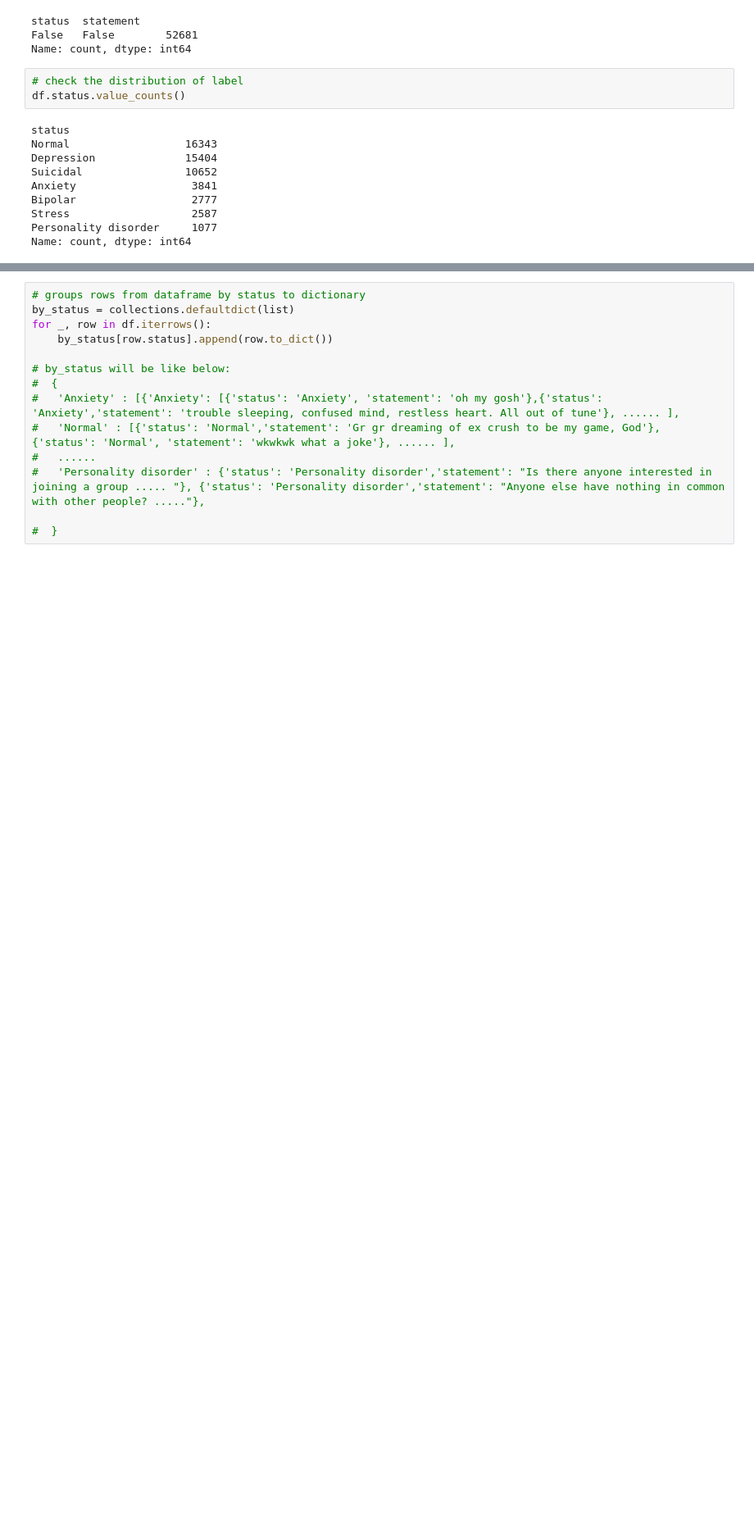
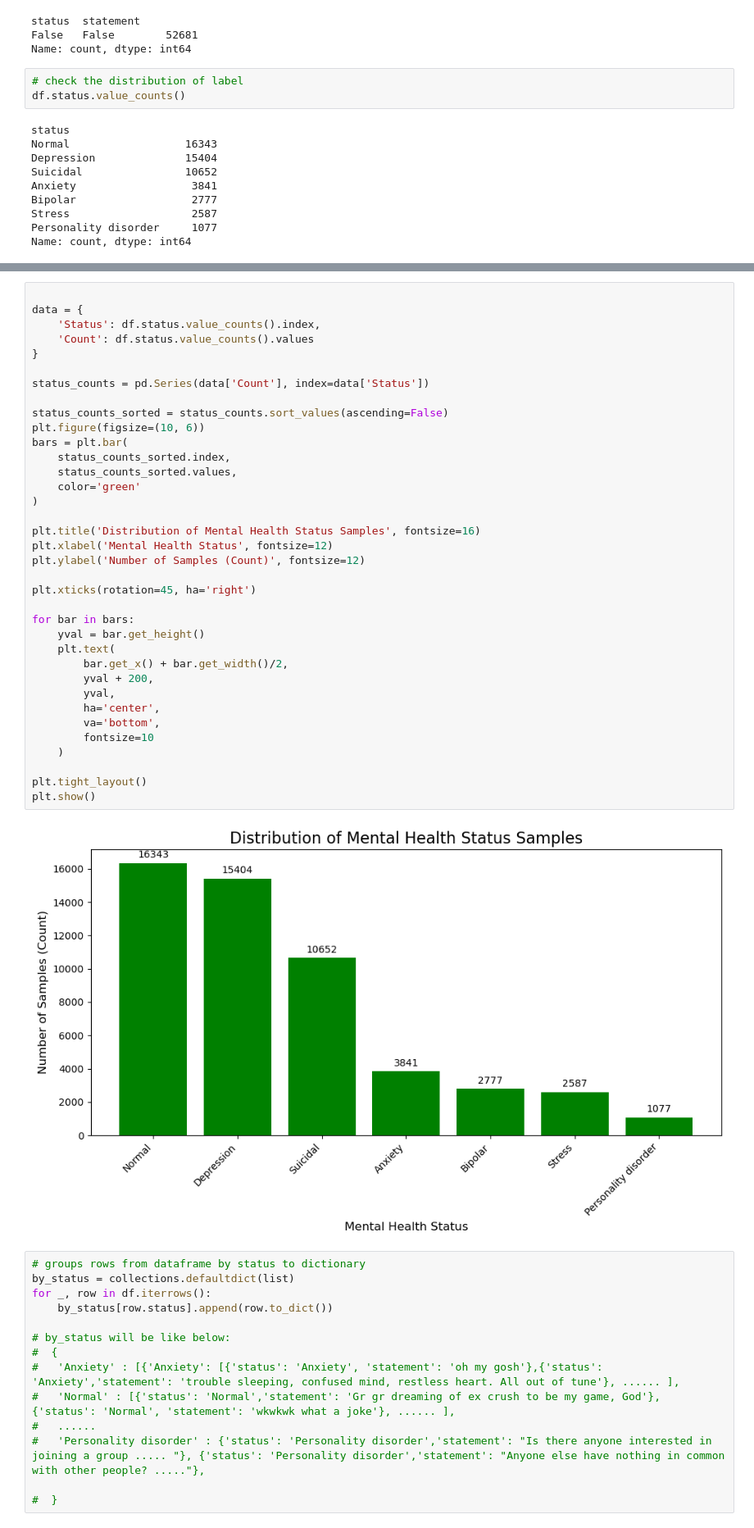
Before and after one commit to dakuikui001/KM6312_mental_health_sentiment_analysis, a Jupyter notebook: mental_health_sentiment_analysis.ipynb, the cells around one changed output, grey strips where cells are left out. Shown at 82% size. Drawn from its saved outputs; the diff is of its cells as text; blank space fills up the shorter version.

```diff
--- a/mental_health_sentiment_analysis.ipynb
+++ b/mental_health_sentiment_analysis.ipynb
@@ -94,3 +100,41 @@ Name: count, dtype: int64
+# %%
+
+data = {
+    'Status': df.status.value_counts().index,
+    'Count': df.status.value_counts().values
+}
+
+status_counts = pd.Series(data['Count'], index=data['Status'])
+
+status_counts_sorted = status_counts.sort_values(ascending=False)
+plt.figure(figsize=(10, 6))
+bars = plt.bar(
+    status_counts_sorted.index,
+    status_counts_sorted.values,
+    color='green'
+)
+
+plt.title('Distribution of Mental Health Status Samples', fontsize=16)
+plt.xlabel('Mental Health Status', fontsize=12)
+plt.ylabel('Number of Samples (Count)', fontsize=12)
+
+plt.xticks(rotation=45, ha='right')
+
+for bar in bars:
+    yval = bar.get_height()
+    plt.text(
+        bar.get_x() + bar.get_width()/2,
+        yval + 200,
+        yval,
+        ha='center',
+        va='bottom',
+        fontsize=10
+    )
+
+plt.tight_layout()
+plt.show()
+# %% [output]
+[figure, added]
 # %%
 # groups rows from dataframe by status to dictionary
 by_status = collections.defaultdict(list)
```
Also changed, not shown: parts of 1 cell of this notebook.
